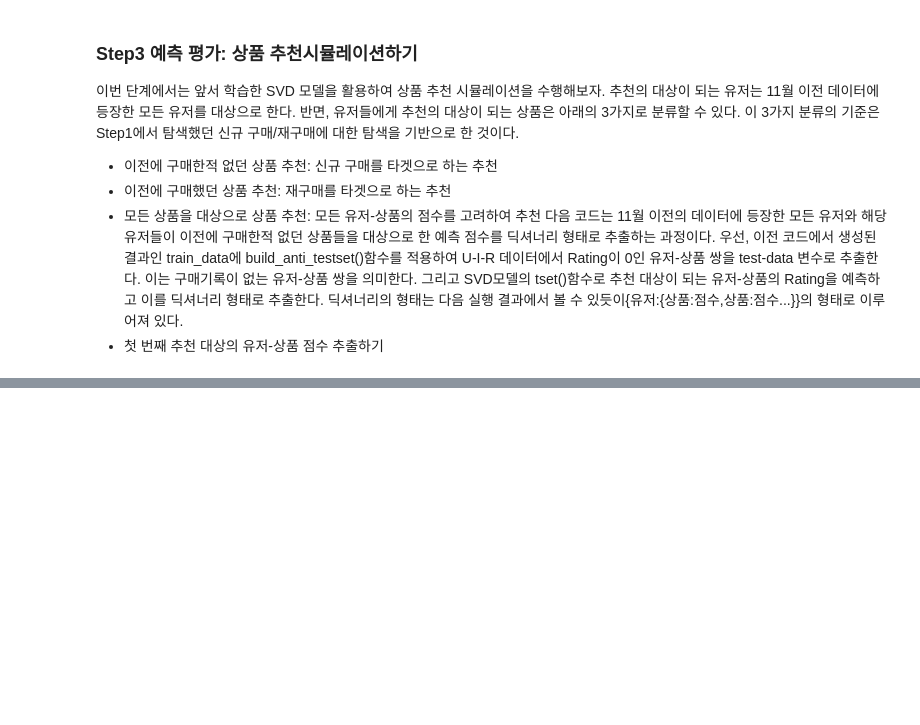
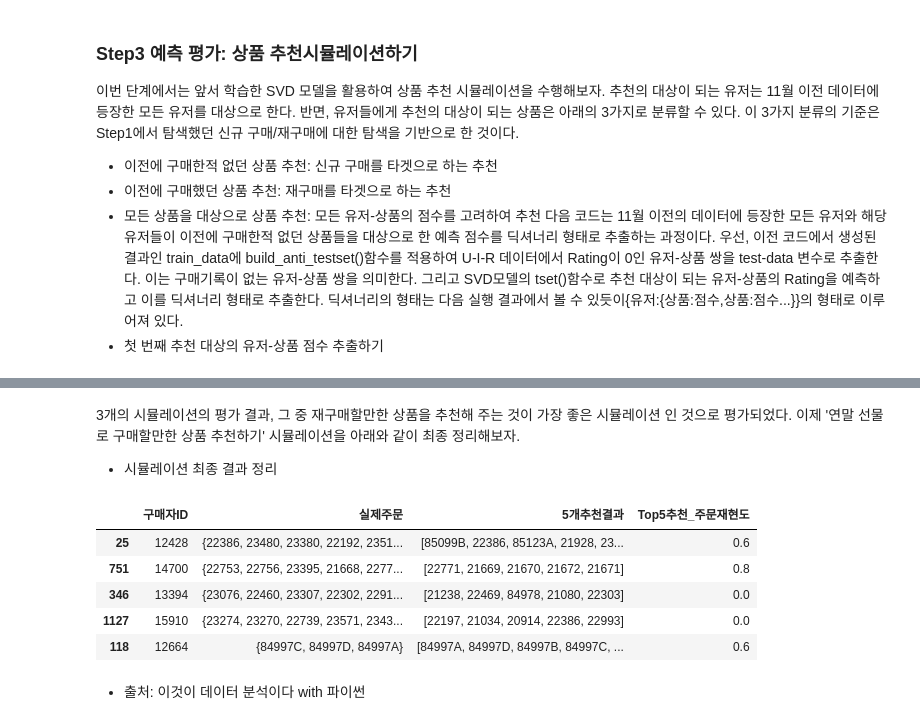
Before and after one commit to goldang01/python_data_analysis_study, a Jupyter notebook: Chapter 5.2.ipynb, the cells around one changed output, grey strips where cells are left out. Drawn from its saved outputs; the diff is of its cells as text; code cells hidden in the pictures; blank space fills up the shorter version.

```diff
--- a/Chapter 5.2.ipynb
+++ b/Chapter 5.2.ipynb
@@ -649,0 +754,17 @@ print(str(new_order_prediction_dict)[:300] + "...")
+# %%
+# 구매 예측의 상위 k개의 recall(재현율)을 평가 기준으로 정의합니다.
+def calculate_recall(real_order, predicted_order, k):
+    # 만약 추천 대상 상품이 없다면, 11월 이후에 상품을 처음 구매하는 유저입니다.
+    if predicted_order is None:
+        return None
+
+    # SVD 모델에서 현재 유저의 Rating이 높은 상위 k개의 상품을 "구매 할 것으로 예측"합니다.
+    predicted = predicted_order[:k]
+    true_positive = 0
+    for stock_code in predicted:
+        if stock_code in real_order:
+            true_positive += 1
+
+    # 예측한 상품 중, 실제로 유저가 구매한 상품의 비율(recall)을 계산합니다.
+    recall = true_positive / len(predicted)
+    return recall
@@ -649,0 +774,16 @@ print(str(new_order_prediction_dict)[:300] + "...")
+# %%
+
+
+# 시뮬레이션 대상 유저에게 상품을 추천해준 결과를 평가합니다.
+simulation_test_df['top_k_recall(Reorder)'] = simulation_test_df. \
+                                                apply(lambda x: calculate_recall(x['RealOrdered'],
+                                                                                 x['PredictedOrder(Reorder)'],
+                                                                                 5), axis=1)
+simulation_test_df['top_k_recall(New)'] = simulation_test_df. \
+                                                apply(lambda x: calculate_recall(x['RealOrdered'],
+                                                                                 x['PredictedOrder(New)'],
+                                                                                 5), axis=1)
+simulation_test_df['top_k_recall(Total)'] = simulation_test_df. \
+                                                apply(lambda x: calculate_recall(x['RealOrdered'],
+                                                                                 x['PredictedOrder(Total)'],
+                                                                                 5), axis=1)
@@ -649,0 +850,23 @@ print(str(new_order_prediction_dict)[:300] + "...")
+# %% [markdown]
+3개의 시뮬레이션의 평가 결과, 그 중 재구매할만한 상품을 추천해 주는 것이 가장 좋은 시뮬레이션 인 것으로 평가되었다. 이제 '연말 선물로 구매할만한 상품 추천하기' 시뮬레이션을 아래와 같이 최종 정리해보자.
+- 시뮬레이션 최종 결과 정리
+# %%
+# 추천 시뮬레이션 결과를 살펴본다.
+k = 5
+result_df = simulation_test_df[simulation_test_df['PredictedOrder(Reorder)'].notnull()]
+result_df['PredictedOrder(Reorder)'] = result_df['PredictedOrder(Reorder)'].\
+                                        apply(lambda x: x[:k])
+result_df = result_df[['CustomerID', 'RealOrdered', 'PredictedOrder(Reorder)', 'top_k_recall(Reorder)']]
+
+result_df.columns = [['구매자ID', '실제주문', '5개추천결과', 'Top5추천_주문재현도']]
+
+result_df.sample(5).head()
+# %% [output]
+|  | 구매자ID | 실제주문 | 5개추천결과 | Top5추천_주문재현도 |
+| 25 | 12428 | {22386, 23480, 23380, 22192, 2351... | [85099B, 22386, 85123A, 21928, 23... | 0.6 |
+| 751 | 14700 | {22753, 22756, 23395, 21668, 2277... | [22771, 21669, 21670, 21672, 21671] | 0.8 |
+| 346 | 13394 | {23076, 22460, 23307, 22302, 2291... | [21238, 22469, 84978, 21080, 22303] | 0.0 |
+| 1127 | 15910 | {23274, 23270, 22739, 23571, 2343... | [22197, 21034, 20914, 22386, 22993] | 0.0 |
+| 118 | 12664 | {84997C, 84997D, 84997A} | [84997A, 84997D, 84997B, 84997C, ... | 0.6 |
+# %% [markdown]
+- 출처: 이것이 데이터 분석이다 with 파이썬
```
Also changed, not shown: parts of 26 cells of this notebook.
